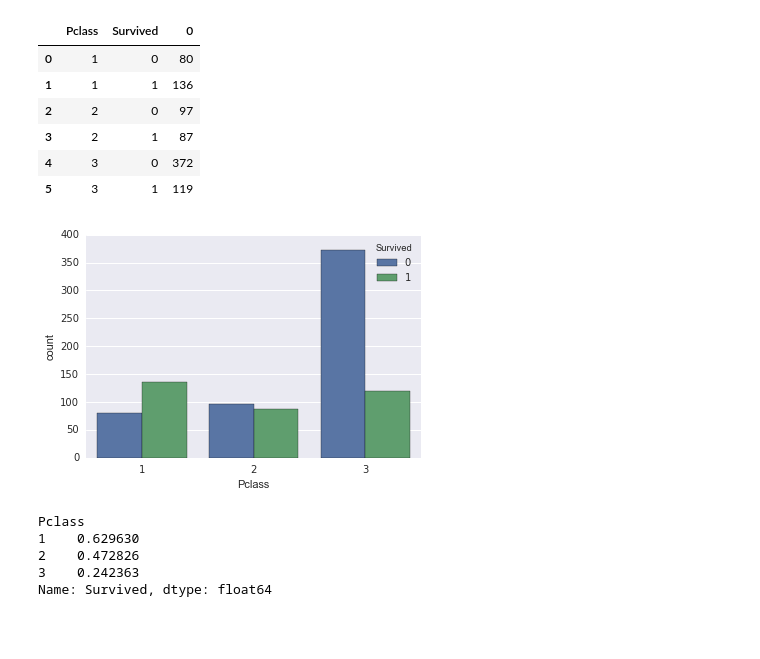
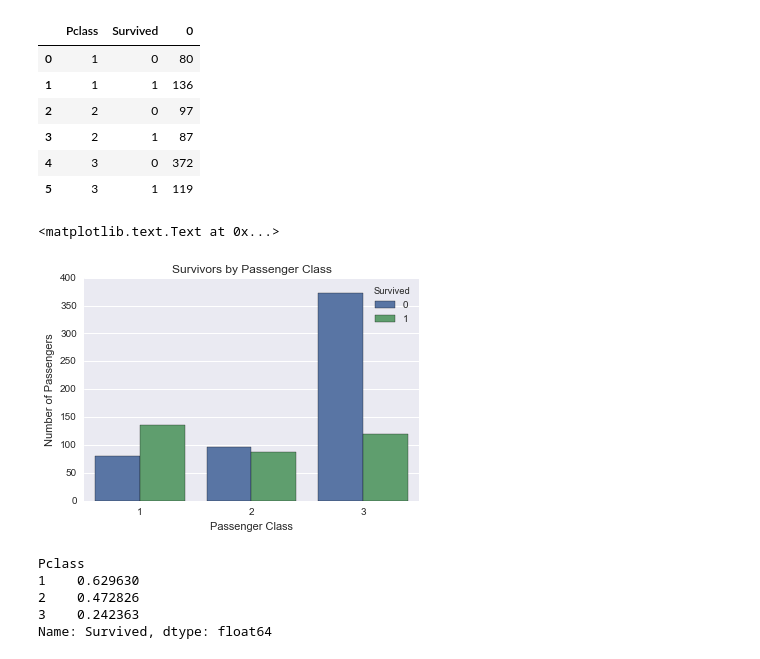
Before and after one commit to happyhoneyb/Udacity-I2P-Stage5, a Jupyter notebook: Titanic_project_stage5.ipynb, the cells around one changed output. Drawn from its saved outputs; the diff is of its cells as text; code cells hidden in the pictures; blank space fills up the shorter version.

```diff
--- a/Titanic_project_stage5.ipynb
+++ b/Titanic_project_stage5.ipynb
@@ -87,8 +91,12 @@ titanic_df.groupby(['Pclass', 'Survived']).size().reset_index()
 | 5 | 3 | 1 | 119 |
 # %%
 ax = sns.countplot(x="Pclass", hue="Survived", data=titanic_df)
+plt.title("Survivors by Passenger Class")
+plt.xlabel("Passenger Class")
+plt.ylabel("Number of Passengers")
 # %% [output]
+<matplotlib.text.Text at 0x...>
-[figure, old version]
+[figure, new version]
 # %%
 titanic_df.groupby('Pclass')['Survived'].mean()
 # %% [output]
```
Also changed, not shown: parts of 20 cells of this notebook, 1 other file.
